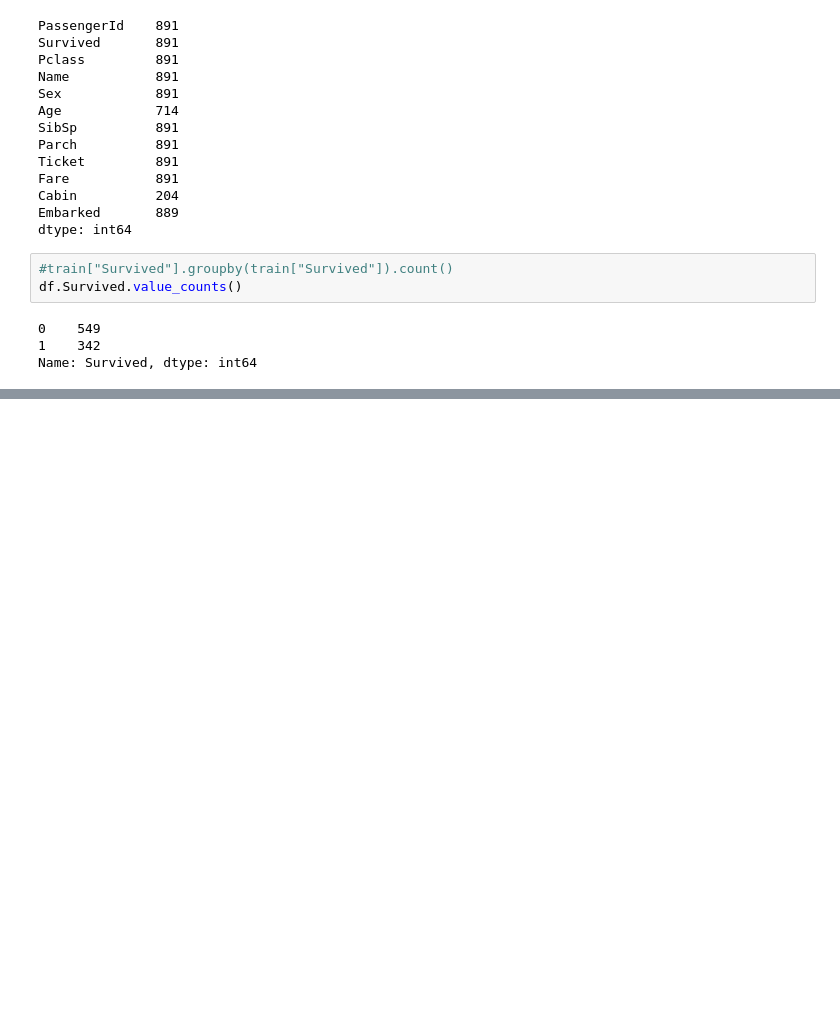
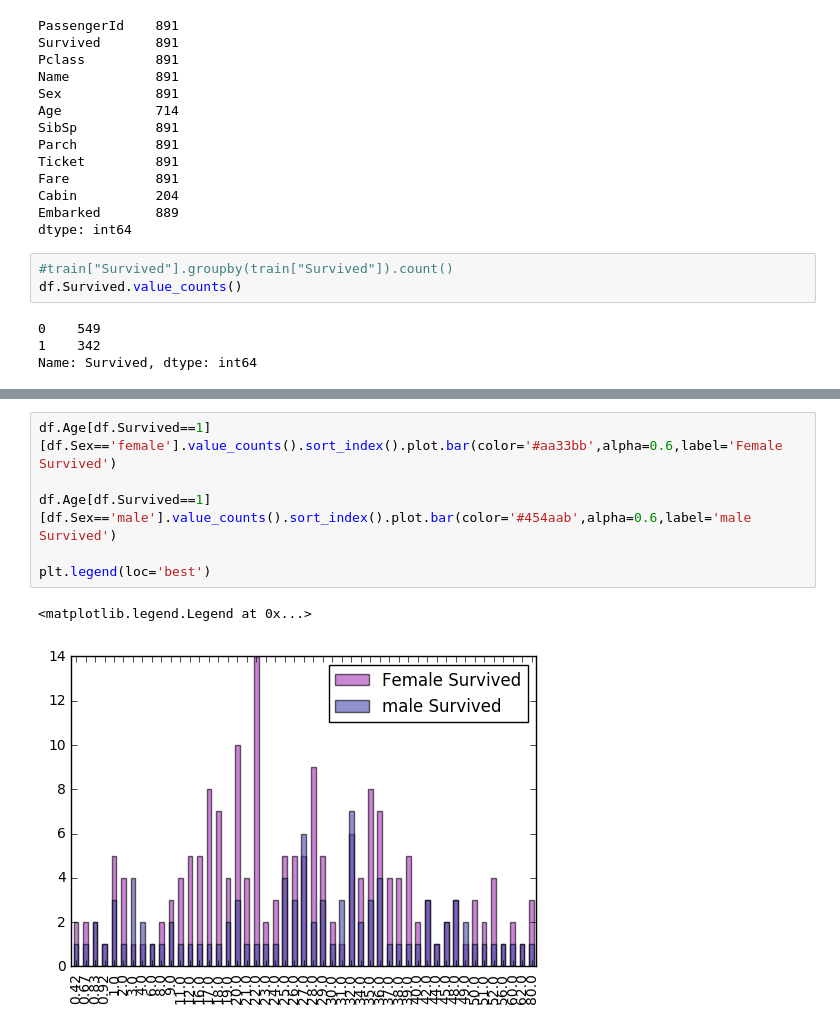
Before and after one commit to nenduru1/Kaggle, a Jupyter notebook: titanic_ne.ipynb, the cells around one changed output, grey strips where cells are left out. Drawn from its saved outputs; the diff is of its cells as text; blank space fills up the shorter version.

```diff
--- a/titanic_ne.ipynb
+++ b/titanic_ne.ipynb
@@ -180,0 +164,9 @@ plt.legend(loc='best')
+# %%
+df.Age[df.Survived==1][df.Sex=='female'].value_counts().sort_index().plot.bar(color='#aa33bb',alpha=0.6,label='Female Survived')
+
+df.Age[df.Survived==1][df.Sex=='male'].value_counts().sort_index().plot.bar(color='#454aab',alpha=0.6,label='male Survived')
+
+plt.legend(loc='best')
+# %% [output]
+<matplotlib.legend.Legend at 0x...>
+[figure, added]
```
Also changed, not shown: parts of 27 cells of this notebook.
